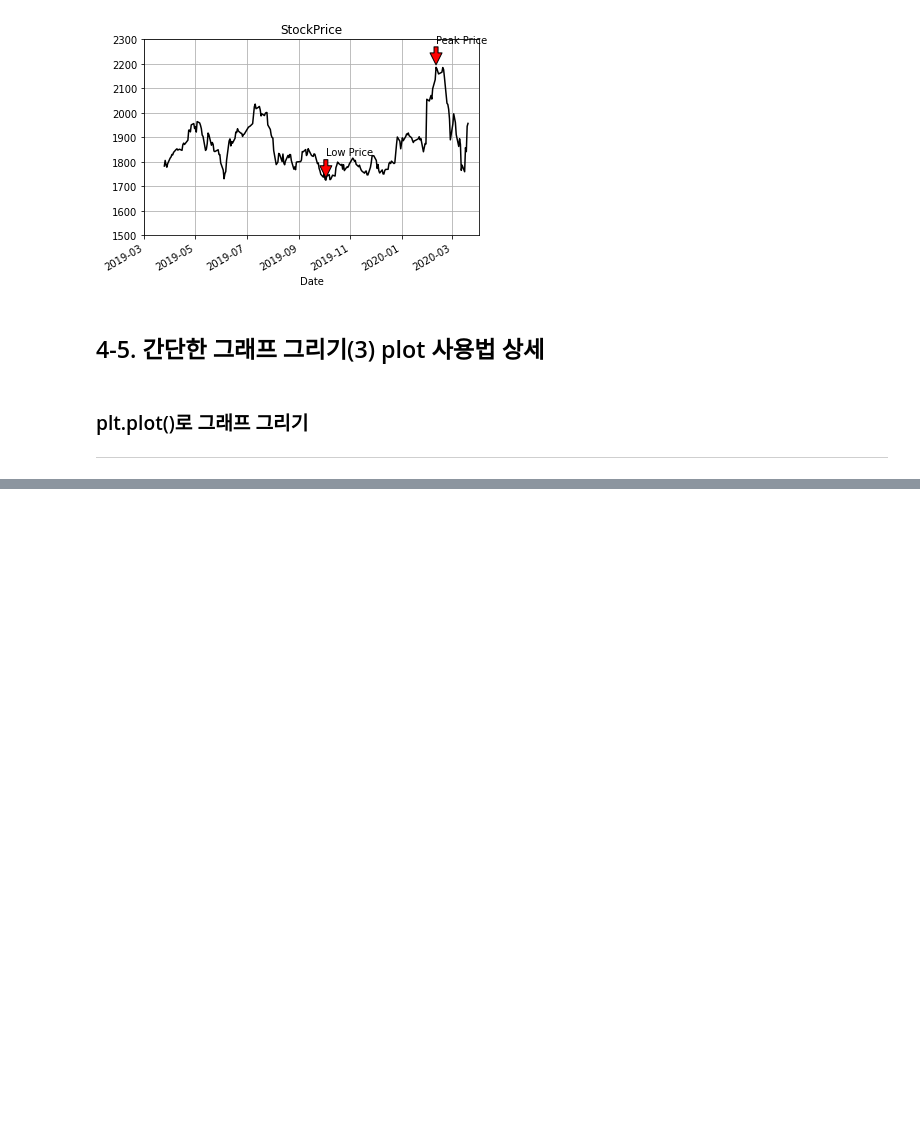
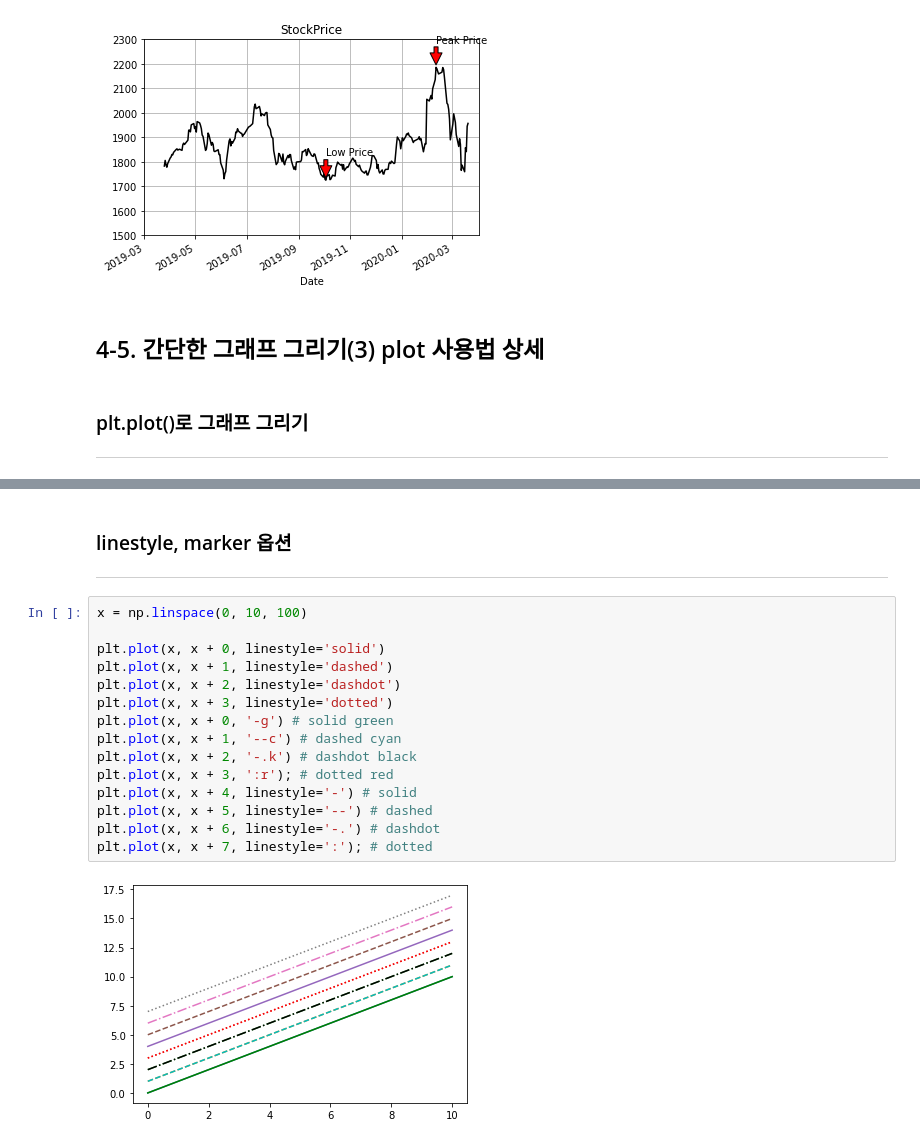
Before and after one commit to hyungminkimdev/aiffel, a Jupyter notebook: 240523-data-visualization/Data Visualization.ipynb, the cells around one changed output, grey strips where cells are left out. Drawn from its saved outputs; the diff is of its cells as text; blank space fills up the shorter version.

```diff
--- a/240523-data-visualization/Data Visualization.ipynb
+++ b/240523-data-visualization/Data Visualization.ipynb
@@ -210,0 +233,20 @@ plt.show()
+# %% [markdown]
+### linestyle, marker 옵션
+---
+# %%
+x = np.linspace(0, 10, 100)
+
+plt.plot(x, x + 0, linestyle='solid')
+plt.plot(x, x + 1, linestyle='dashed')
+plt.plot(x, x + 2, linestyle='dashdot')
+plt.plot(x, x + 3, linestyle='dotted')
+plt.plot(x, x + 0, '-g') # solid green
+plt.plot(x, x + 1, '--c') # dashed cyan
+plt.plot(x, x + 2, '-.k') # dashdot black
+plt.plot(x, x + 3, ':r'); # dotted red
+plt.plot(x, x + 4, linestyle='-') # solid
+plt.plot(x, x + 5, linestyle='--') # dashed
+plt.plot(x, x + 6, linestyle='-.') # dashdot
+plt.plot(x, x + 7, linestyle=':'); # dotted
+# %% [output]
+[figure, added]
```
Also changed, not shown: parts of 6 cells of this notebook.
